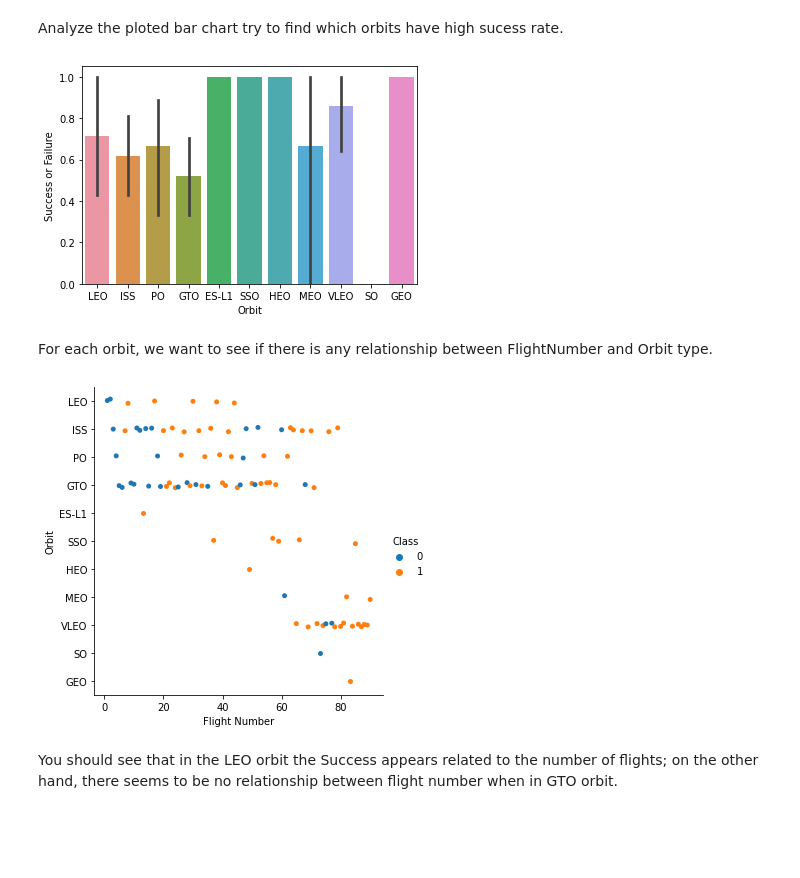
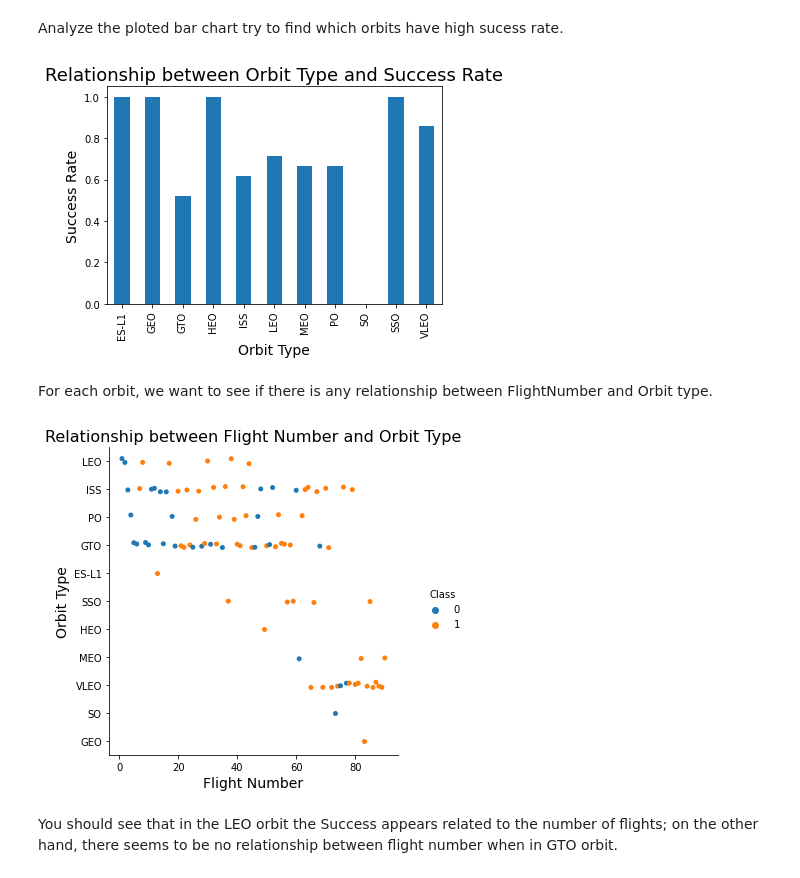
Before and after one commit to elllly/IBM-Applied-Data-Science, a Jupyter notebook: datavisualization.ipynb, the cells around one changed output. Cells and saved outputs as stored; diff of their text form; code cells hidden in the pictures; blank space fills up the shorter version.

```diff
--- a/datavisualization.ipynb
+++ b/datavisualization.ipynb
@@ -122,22 +126,25 @@ Let's create a `bar chart` for the sucess rate of each orbit
 Analyze the ploted bar chart try to find which orbits have high sucess rate.
 # %%
 ### TASK  4: Visualize the relationship between FlightNumber and Orbit type
-sns.barplot(x='Orbit', y='Class', data=df)
-plt.xlabel('Orbit')
-plt.ylabel('Success or Failure')
+df_bar = df.groupby('Orbit')['Class'].mean()
+df_bar.plot(kind='bar')
+plt.xlabel('Orbit Type', fontsize=14)
+plt.ylabel('Success Rate', fontsize=14)
+plt.title('Relationship between Orbit Type and Success Rate' , fontsize=18)
 plt.show()
 # %% [output]
-[figure, old version]
+[figure, new version]
 # %% [markdown]
 For each orbit, we want to see if there is any relationship between FlightNumber and Orbit type.
 # %%
 # Plot a scatter point chart with x axis to be FlightNumber and y axis to be the Orbit, and hue to be the class value
 sns.catplot(x='FlightNumber', y='Orbit', hue='Class', data=df)
-plt.xlabel('Flight Number')
-plt.ylabel('Orbit')
+plt.xlabel('Flight Number', fontsize=14)
+plt.ylabel('Orbit Type', fontsize=14)
+plt.title('Relationship between Flight Number and Orbit Type' , fontsize=16)
 plt.show()
 # %% [output]
-[figure, old version]
+[figure, new version]
 # %% [markdown]
 You should see that in the LEO orbit the Success appears related to the number of flights; on the other hand, there seems to be no relationship between flight number when in GTO orbit.
 # %%
```
Also changed, not shown: parts of 6 cells of this notebook, 1 other file.
